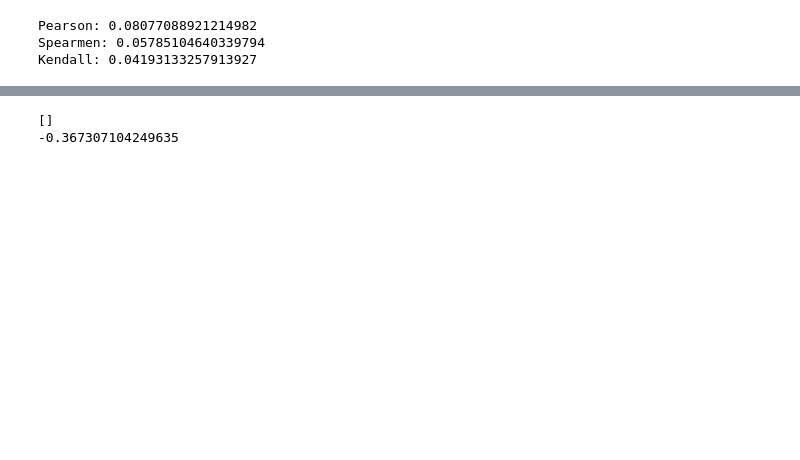
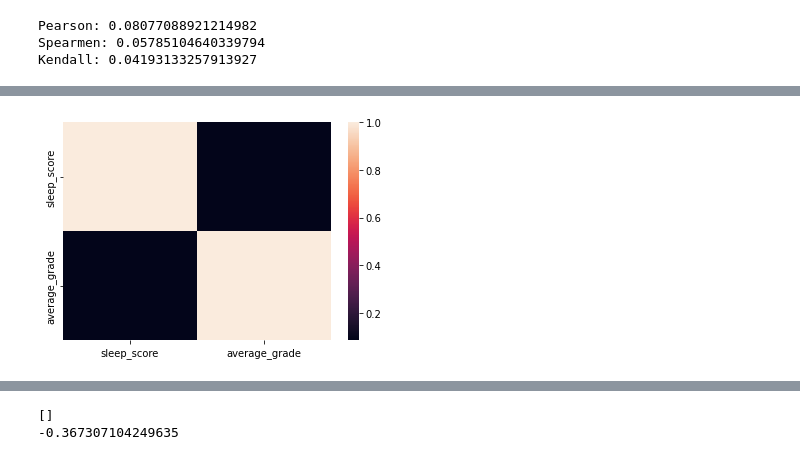
Before and after one commit to EAltunoglu/cmpe492, a Jupyter notebook: sns.ipynb, the cells around one changed output, grey strips where cells are left out. Cells and saved outputs as stored; diff of their text form; code cells hidden in the pictures; blank space fills up the shorter version.

```diff
--- a/sns.ipynb
+++ b/sns.ipynb
@@ -75,0 +81,6 @@ corr_matrix.to_csv('corr_matrices/spearman_matrix_sleep_grade_average.csv', inde
+# %%
+corr_matrix = base_matrix.corr(method='kendall')
+sns.heatmap(corr_matrix)
+corr_matrix.to_csv('corr_matrices/kendall_matrix_sleep_grade_average.csv', index=True)
+# %% [output]
+[figure, added]
```
Also changed, not shown: parts of 8 cells of this notebook.
